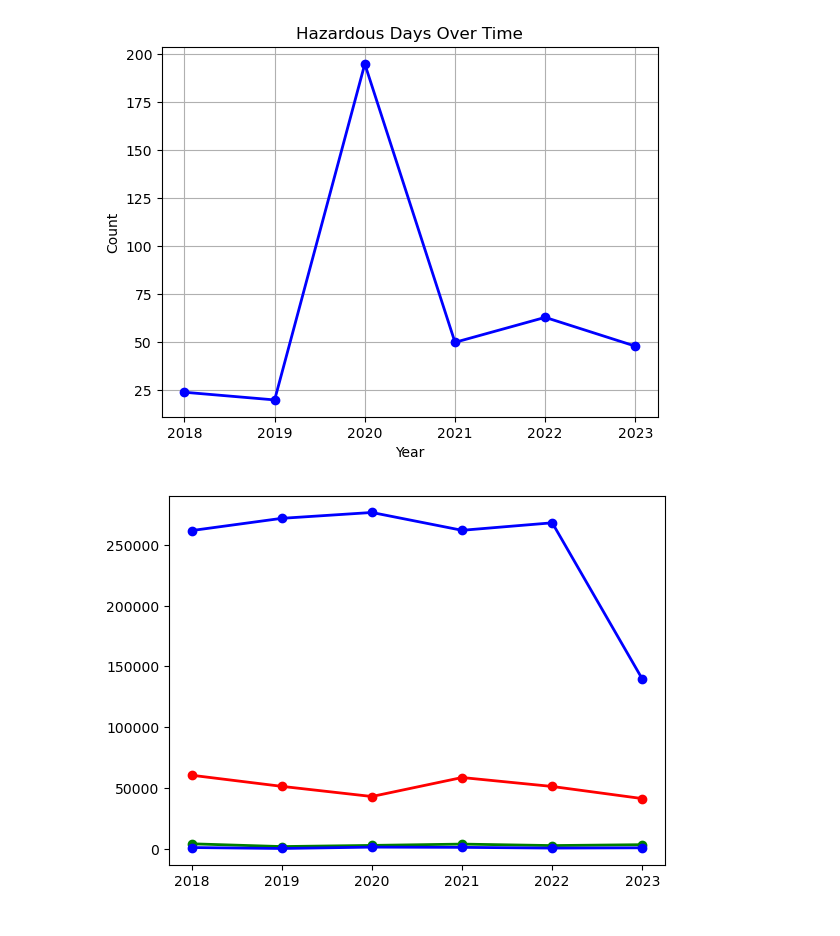
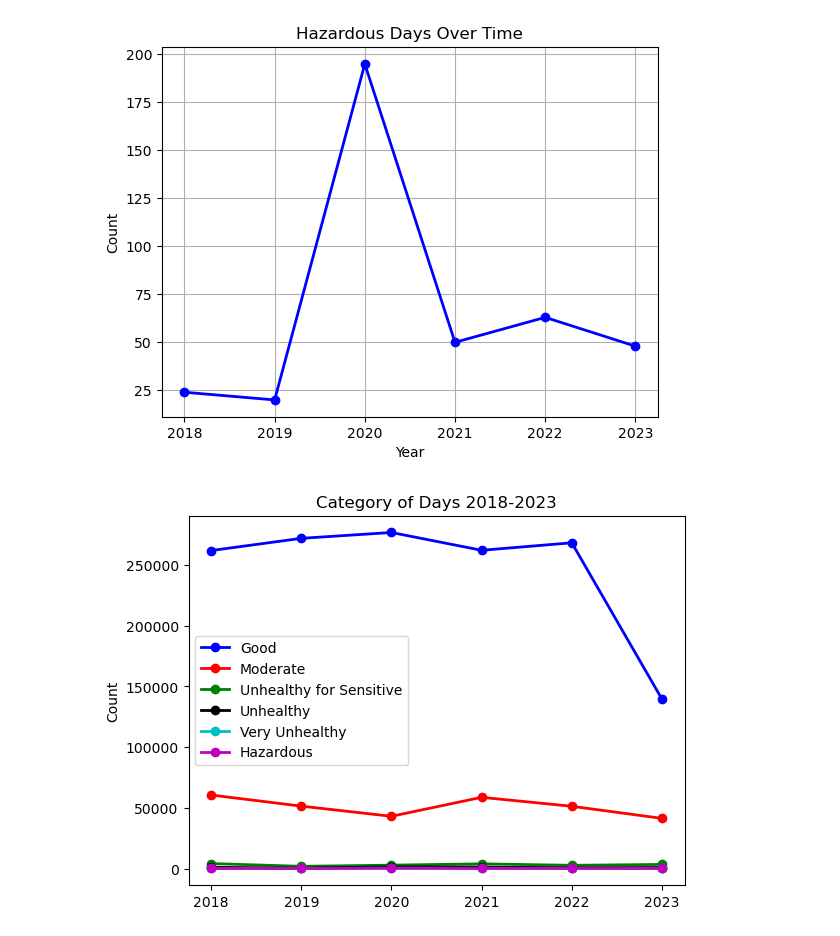
Before and after one commit to emilyclairevoyant/data-questers, a Jupyter notebook: Years2018-2023_piecharts.ipynb, the cells around one changed output. Drawn from its saved outputs; the diff is of its cells as text; code cells hidden in the pictures.

```diff
--- a/Years2018-2023_piecharts.ipynb
+++ b/Years2018-2023_piecharts.ipynb
@@ -55,26 +87,34 @@ aqi2023_df.head()
 #clean data
 # %%
 #clean for pie chart
-##counts for 2018
-days2018_count = aqi2018_df["Category"].value_counts()
+##counts for 2018 nj
+days2018_count = aqi2018nj_df["Category"].value_counts()
 #print(days2018_count)
 
 #counts for 2019
-days2019_count = aqi2019_df["Category"].value_counts()
+days2019_count = aqi2019nj_df["Category"].value_counts()
 #print(days2019_count)
 
 #counts for 2020
-days2020_count = aqi2020_df["Category"].value_counts()
+days2020_count = aqi2020nj_df["Category"].value_counts()
 #print(days2020_count)
 
 #counts for 2021
-days2021_count = aqi2021_df["Category"].value_counts()
+days2021_count = aqi2021nj_df["Category"].value_counts()
 #print(days2021_count)
 
 #counts for 2022
-days2022_count = aqi2022_df["Category"].value_counts()
+days2022_count = aqi2022nj_df["Category"].value_counts()
 #print(days2022_count)
 
 #counts for 2023
-days2023_count = aqi2023_df["Category"].value_counts()
-#print(days2023_count)
+days2023_count = aqi2023nj_df["Category"].value_counts()
+print(days2023_count)
+
+# Replace NaN values with 0 in each of the Series or DataFrames
+days2018_count = days2018_count.fillna(0)
+days2019_count = days2019_count.fillna(0)
+days2020_count = days2020_count.fillna(0)
+days2021_count = days2021_count.fillna(0)
+days2022_count = days2022_count.fillna(0)
+days2023_count = days2023_count.fillna(0)
@@ -251,36 +296,41 @@ Name: count, dtype: int64
 #                  "2020": [days2020_count],
 #                  "2021": [days2021_count],
 #                  "2022": [days2022_count],
 #                  "2023": [days2023_count]}
 
 combined_counts = [days2018_count, days2019_count, days2020_count, days2021_count, days2022_count, days2023_count]
 #print(combined_counts)
 #print(combined_counts[0][0]) #this is good for 2018; 1=mod, 2= unhth for sen, 3=unhth, 4=v unheath, 5=haz
 #df = pd.DataFrame(combined_counts)
 #print(df.head())
 
 # Plot a stacked line plot
-#good
+labels_stacked = ["Good","Moderate","Unhealthy for Sensitive","Unhealthy","Very Unhealthy","Hazardous"]
 plt.plot(years, [combined_counts[0][0], combined_counts[1][0], combined_counts[2][0], combined_counts[3][0], combined_counts[4][0], combined_counts[5][0]], marker='o', color='b', linestyle='-', linewidth=2)
 plt.plot(years, [combined_counts[0][1], combined_counts[1][1], combined_counts[2][1], combined_counts[3][1], combined_counts[4][1], combined_counts[5][1]], marker='o', color='r', linestyle='-', linewidth=2)
 plt.plot(years, [combined_counts[0][2], combined_counts[1][2], combined_counts[2][2], combined_counts[3][2], combined_counts[4][2], combined_counts[5][2]], marker='o', color='g', linestyle='-', linewidth=2)
-plt.plot(years, [combined_counts[0][3], combined_counts[1][3], combined_counts[2][3], combined_counts[3][3], combined_counts[4][3], combined_counts[5][3]], marker='o', color='b', linestyle='-', linewidth=2)
+plt.plot(years, [combined_counts[0][3], combined_counts[1][3], combined_counts[2][3], combined_counts[3][3], combined_counts[4][3], combined_counts[5][3]], marker='o', color='k', linestyle='-', linewidth=2)
+plt.plot(years, [combined_counts[0][4], combined_counts[1][4], combined_counts[2][4], combined_counts[3][4], combined_counts[4][4], combined_counts[5][4]], marker='o', color='c', linestyle='-', linewidth=2)
+plt.plot(years, [combined_counts[0][5], combined_counts[1][5], combined_counts[2][5], combined_counts[3][5], combined_counts[4][5], combined_counts[5][5]], marker='o', color='m', linestyle='-', linewidth=2)
+plt.legend(labels=labels_stacked)
+plt.title("Category of Days 2018-2023")
+plt.ylabel("Count")
 
 #plt.plot(years, combined_counts[0][0], marker='o', color='b', linestyle='-', linewidth=2)
 #plt.plot(years, combined_counts[1][0], marker='o', color='r', linestyle='-', linewidth=2)
 #plt.plot(years, combined_counts[2][0], marker='o', color='g', linestyle='-', linewidth=2)
 #plt.plot(years, combined_counts[3][0], marker='o', color='c', linestyle='-', linewidth=2)
 #plt.plot(years, combined_counts[4][0], marker='o', color='m', linestyle='-', linewidth=2)
 #plt.plot(years, combined_counts[5][0], marker='o', color='k', linestyle='-', linewidth=2)
 
 #plt.plot(years, combined_counts["2018"], marker='o', color='b', linestyle='-', linewidth=2)
 #plt.plot(years, combined_counts["2019"], [])
 #combined_counts["2020"],combined_counts["2021"],combined_counts["2022"],combined_counts["2023"]
 #df.plot(kind='line', stacked=True)
 #plt.xticks(rotation=90)
 plt.show()
 # %% [output]
-[figure, old version]
+[figure, new version]
 # %%
 #can do breakdown per counties of interest
 # %%
```
Also changed, not shown: parts of 4 cells of this notebook, 1 other file.
